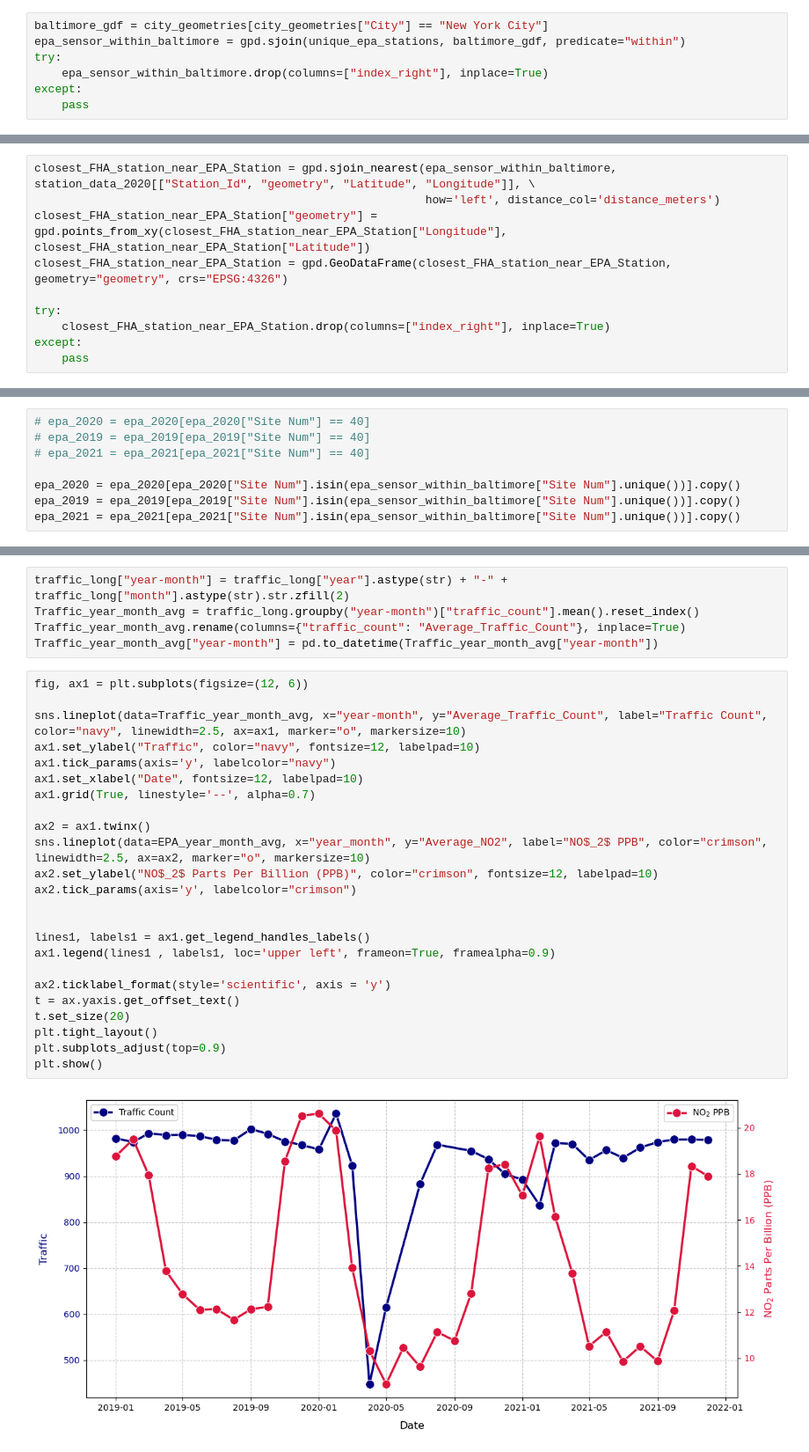
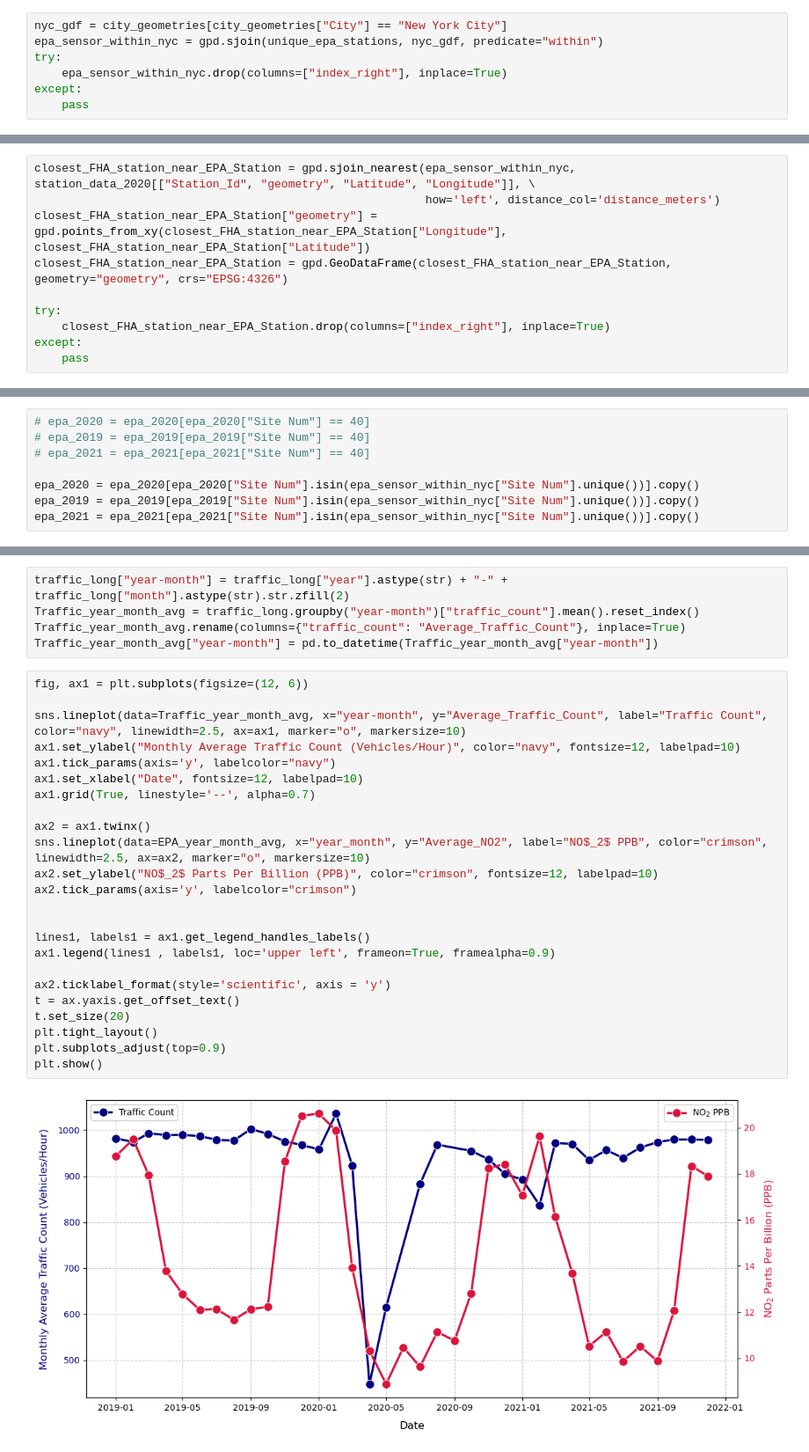
Before and after one commit to SujanNeupane42/NO2-vs-Traffic-Analysis-using-PySpark-and-GeoPandas, a Jupyter notebook: main_notebook.ipynb, the cells around one changed output, grey strips where cells are left out. Shown at 88% size. Cells and saved outputs as stored; diff of their text form.

```diff
--- a/main_notebook.ipynb
+++ b/main_notebook.ipynb
@@ -1598,7 +1649,7 @@ Wall time: 3.69 s
 # %%
-baltimore_gdf = city_geometries[city_geometries["City"] == "New York City"]
-epa_sensor_within_baltimore = gpd.sjoin(unique_epa_stations, baltimore_gdf, predicate="within")
+nyc_gdf = city_geometries[city_geometries["City"] == "New York City"]
+epa_sensor_within_nyc = gpd.sjoin(unique_epa_stations, nyc_gdf, predicate="within")
 try:
-    epa_sensor_within_baltimore.drop(columns=["index_right"], inplace=True)
+    epa_sensor_within_nyc.drop(columns=["index_right"], inplace=True)
 except:
     pass
@@ -1609,5 +1664,5 @@ except:
 # %%
-closest_FHA_station_near_EPA_Station = gpd.sjoin_nearest(epa_sensor_within_baltimore, station_data_2020[["Station_Id", "geometry", "Latitude", "Longitude"]], \
+closest_FHA_station_near_EPA_Station = gpd.sjoin_nearest(epa_sensor_within_nyc, station_data_2020[["Station_Id", "geometry", "Latitude", "Longitude"]], \
                                                          how='left', distance_col='distance_meters')
 closest_FHA_station_near_EPA_Station["geometry"] = gpd.points_from_xy(closest_FHA_station_near_EPA_Station["Longitude"], closest_FHA_station_near_EPA_Station["Latitude"])
 closest_FHA_station_near_EPA_Station = gpd.GeoDataFrame(closest_FHA_station_near_EPA_Station, geometry="geometry", crs="EPSG:4326")
@@ -1696,9 +1728,9 @@ traffic_df_2021["date"] = pd.to_datetime(traffic_df_2021["date"])
 # epa_2019 = epa_2019[epa_2019["Site Num"] == 40]
 # epa_2021 = epa_2021[epa_2021["Site Num"] == 40]
 
-epa_2020 = epa_2020[epa_2020["Site Num"].isin(epa_sensor_within_baltimore["Site Num"].unique())].copy()
-epa_2019 = epa_2019[epa_2019["Site Num"].isin(epa_sensor_within_baltimore["Site Num"].unique())].copy()
-epa_2021 = epa_2021[epa_2021["Site Num"].isin(epa_sensor_within_baltimore["Site Num"].unique())].copy()
+epa_2020 = epa_2020[epa_2020["Site Num"].isin(epa_sensor_within_nyc["Site Num"].unique())].copy()
+epa_2019 = epa_2019[epa_2019["Site Num"].isin(epa_sensor_within_nyc["Site Num"].unique())].copy()
+epa_2021 = epa_2021[epa_2021["Site Num"].isin(epa_sensor_within_nyc["Site Num"].unique())].copy()
 # %%
 epa_2020["Date Local"] = pd.to_datetime(epa_2020["Date Local"])
 epa_2020["year"] = epa_2020["Date Local"].dt.year
@@ -1802,26 +1834,26 @@ Traffic_year_month_avg["year-month"] = pd.to_datetime(Traffic_year_month_avg["ye
 # %%
 fig, ax1 = plt.subplots(figsize=(12, 6))
 
 sns.lineplot(data=Traffic_year_month_avg, x="year-month", y="Average_Traffic_Count", label="Traffic Count", color="navy", linewidth=2.5, ax=ax1, marker="o", markersize=10)
-ax1.set_ylabel("Traffic", color="navy", fontsize=12, labelpad=10)
+ax1.set_ylabel("Monthly Average Traffic Count (Vehicles/Hour)", color="navy", fontsize=12, labelpad=10)
 ax1.tick_params(axis='y', labelcolor="navy")
 ax1.set_xlabel("Date", fontsize=12, labelpad=10)
 ax1.grid(True, linestyle='--', alpha=0.7)
 
 ax2 = ax1.twinx()
 sns.lineplot(data=EPA_year_month_avg, x="year_month", y="Average_NO2", label="NO$_2$ PPB", color="crimson", linewidth=2.5, ax=ax2, marker="o", markersize=10)
 ax2.set_ylabel("NO$_2$ Parts Per Billion (PPB)", color="crimson", fontsize=12, labelpad=10)
 ax2.tick_params(axis='y', labelcolor="crimson")
 
 
 lines1, labels1 = ax1.get_legend_handles_labels()
 ax1.legend(lines1 , labels1, loc='upper left', frameon=True, framealpha=0.9)
 
 ax2.ticklabel_format(style='scientific', axis = 'y')
 t = ax.yaxis.get_offset_text()
 t.set_size(20)
 plt.tight_layout()
 plt.subplots_adjust(top=0.9)
 plt.show()
 # %% [output]
-[figure, old version]
+[figure, new version]
```
Also changed, not shown: parts of 20 cells of this notebook.
